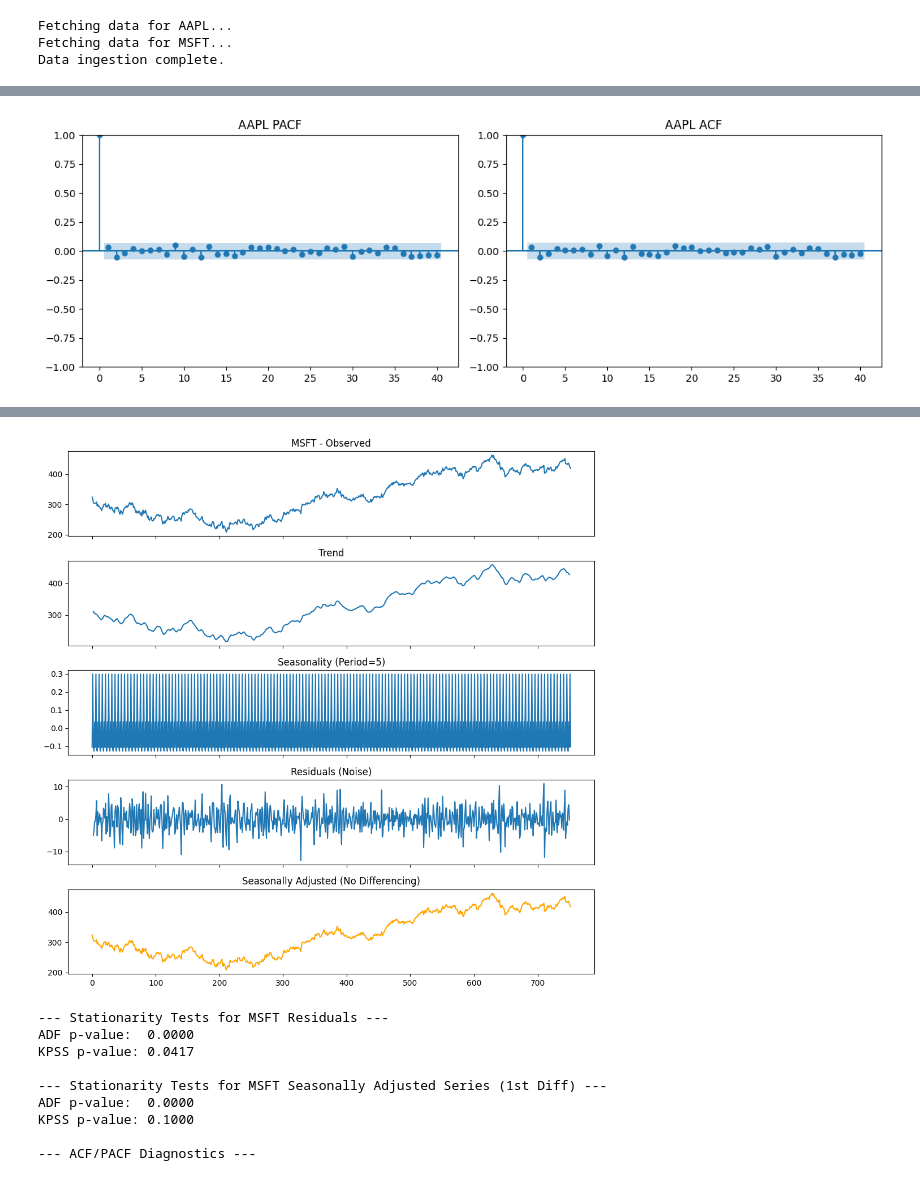
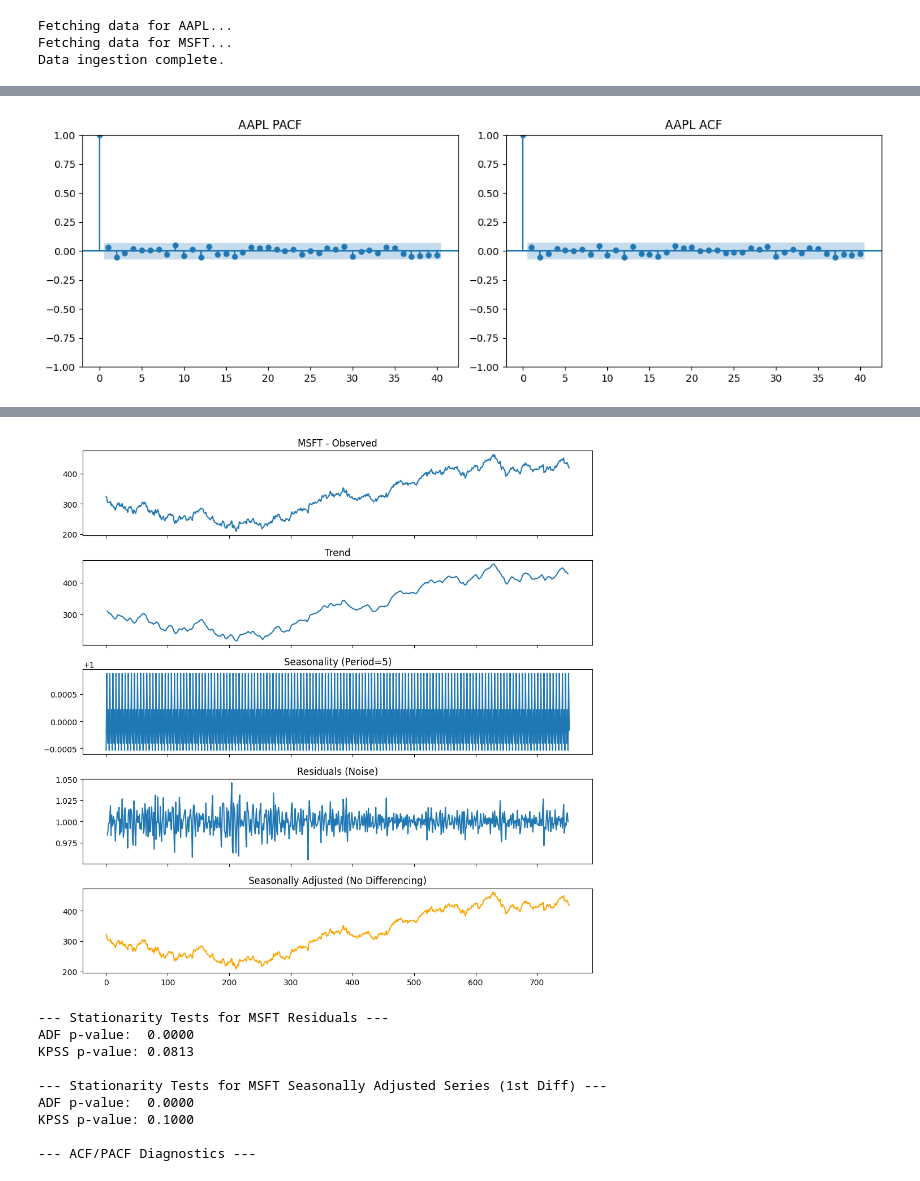
Before and after one commit to R-Vel/ML_Lab3, a Jupyter notebook: modeling.ipynb, the cells around one changed output, grey strips where cells are left out. Drawn from its saved outputs; the diff is of its cells as text; code cells hidden in the pictures.

```diff
--- a/modeling.ipynb
+++ b/modeling.ipynb
@@ -130,7 +130,7 @@ forecast_days = 60
 seasonal_period = 5
 
 # LAGS: Fixed at 60 (approx. 3 months/1 quarter of history)
-lags = 60
+lags = 63
 capital = 10000
 # %%
 def get_data(ticker):
@@ -319,7 +319,7 @@ def train_and_validate(ticker, df, period, n_lags, steps):
     series = df['Close']
 
     # --- STEP 1: DECOMPOSE ---
-    decomp = seasonal_decompose(series.values, model='additive', period=period)
+    decomp = seasonal_decompose(series.values, model='multiplicative', period=period)
 
     # 1. Seasonal
     seasonal = pd.Series(decomp.seasonal).dropna()
@@ -599,7 +599,7 @@ Data ingestion complete.
 # %%
 def diagnose_stock(ticker, df, period):
     series = df['Close']
-    decomp = seasonal_decompose(series.values, model='additive', period=period)
+    decomp = seasonal_decompose(series.values, model='multiplicative', period=period)
 
     # --- Plot Decomposition ---
     fig, axes = plt.subplots(5, 1, figsize=(10, 10), sharex=True)
@@ -664,7 +664,7 @@ Seasonally adjusted variance: 869.5973128765215
-[figure, old version]
+[figure, new version]
 --- Stationarity Tests for MSFT Residuals ---
 ADF p-value:  0.0000
-KPSS p-value: 0.0417
+KPSS p-value: 0.0813
 
 --- Stationarity Tests for MSFT Seasonally Adjusted Series (1st Diff) ---
 ADF p-value:  0.0000
```
Also changed, not shown: parts of 18 cells of this notebook, 5 other files.
